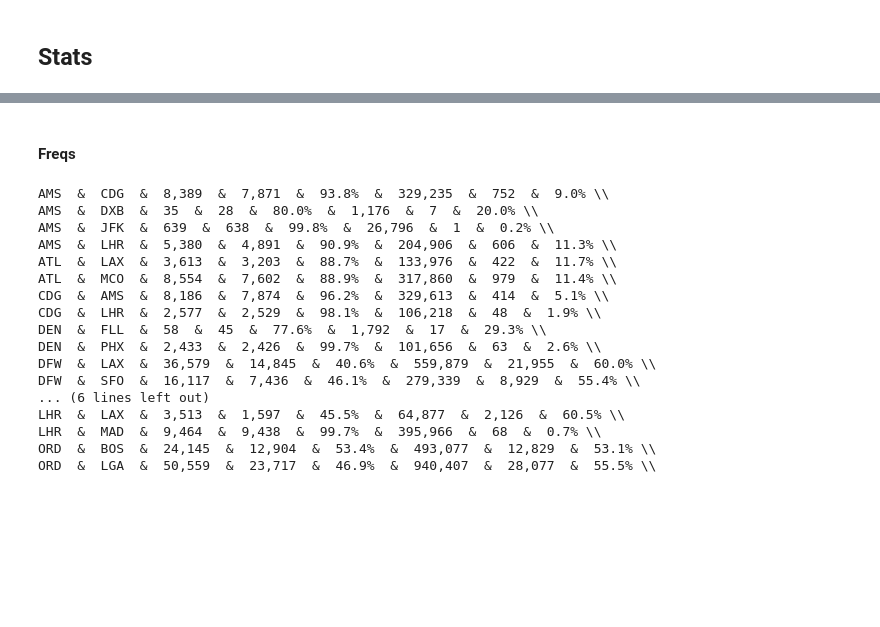
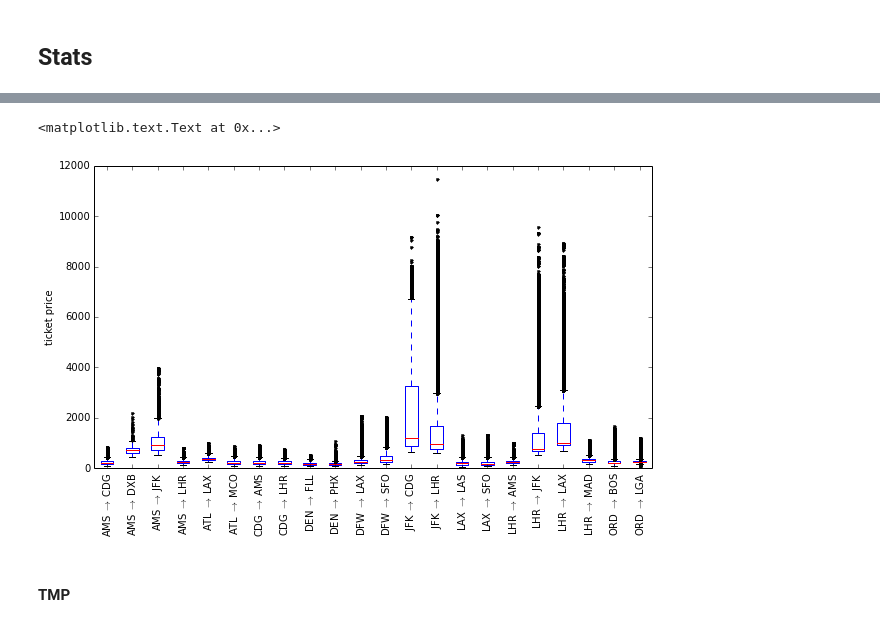
Before and after one commit to vankempen/Thesis, a Jupyter notebook: Simulation/Descriptive Statistics.ipynb, the cells around one changed output, grey strips where cells are left out. Cells and saved outputs as stored; diff of their text form; code cells hidden in the pictures; blank space fills up the shorter version.

```diff
--- a/Simulation/Descriptive Statistics.ipynb
+++ b/Simulation/Descriptive Statistics.ipynb
@@ -30,0 +304,24 @@ def get_ticketPrices(dataset, flyFrom, flyTo):
+# %%
+data = []
+labels = []
+
+for flyFrom in storage.keys():
+    for flyTo in storage[flyFrom].keys():
+        a = get_ticketPrices(storage, flyFrom, flyTo)[0]
+        a = a.append(get_ticketPrices(historical, flyFrom, flyTo)[0], ignore_index=True)
+        a = a.values.flatten()
+        a = a[np.logical_not(np.isnan(a))]
+        data.append(a/100)
+        labels.append(r'%s $\rightarrow$ %s' % (flyFrom, flyTo))
+# %%
+fig, ax1 = plt.subplots(figsize=(10,6))
+plt.subplots_adjust(hspace=.3, wspace=.5, bottom=.20)
+
+f = ax1.boxplot(data, sym='k.')
+xtickNames = plt.setp(ax1, xticklabels=labels)
+_ = plt.setp(xtickNames, rotation=90, fontsize=10)
+ax1.set_ylabel('ticket price')
+#plt.savefig('/home/patrick/Thesis/ThesisTemplate/figures/outlierAnalysis.png')
+# %% [output]
+<matplotlib.text.Text at 0x...>
+[figure, added]
@@ -31,47 +331,12 @@ def get_ticketPrices(dataset, flyFrom, flyTo):
 # %% [markdown]
-#### Freqs
+#### TMP
 # %%
-dset = historical
+ticketPrices = pd.DataFrame(dset['JFK']['CDG'][:,1:43], dtype=np.float64)
 
-for flyFrom in dset.keys():
-    for flyTo in dset[flyFrom].keys():
-        desc = { 'flyFrom': flyFrom, 'flyTo': flyTo }
-        ticketPrices = pd.DataFrame(dset[flyFrom][flyTo][:,1:43], dtype=np.float64)
-
-        desc['totalFlights'] = ticketPrices.shape[0]
-
-        # cleaning
-        ticketPrices[ticketPrices == 0] = np.nan
-        ticketPrices = ticketPrices.dropna(thresh=int(42*2/3))  # drop everythings that has less than 2/3 avilable data
-
-        desc['totalValidFlights'] = ticketPrices.shape[0]
-        desc['percValidFlights'] = (desc['totalValidFlights']/desc['totalFlights'])
-        desc['totalObservations'] =  ticketPrices.count().sum()
-        desc['totalSellout'] = desc['totalFlights'] - ticketPrices.icol(1).count()
-        desc['percSellout'] = (desc['totalSellout']/desc['totalFlights'])
-
-        #other stats
-        #ticketPrices = ticketPrices.ffill(axis=1)
-
-        print "{flyFrom}  &  {flyTo}  &  {totalFlights:,}  &  {totalValidFlights:,}  &  {percValidFlights:.1%}  &  {totalObservations:,}  &  {totalSellout:,}  &  {percSellout:.1%} \\\\".format(**desc)
+#cleaning
+ticketPrices[ticketPrices == 0] = np.nan
+ticketPrices = ticketPrices.dropna(thresh=int(42*2/3))  # drop everythings that has less than 2/3 avilable data
+ticketPrices = ticketPrices.ffill(axis=1)
-# %% [output]
-AMS  &  CDG  &  8,389  &  7,871  &  93.8%  &  329,235  &  752  &  9.0% \\
-AMS  &  DXB  &  35  &  28  &  80.0%  &  1,176  &  7  &  20.0% \\
-AMS  &  JFK  &  639  &  638  &  99.8%  &  26,796  &  1  &  0.2% \\
-AMS  &  LHR  &  5,380  &  4,891  &  90.9%  &  204,906  &  606  &  11.3% \\
-ATL  &  LAX  &  3,613  &  3,203  &  88.7%  &  133,976  &  422  &  11.7% \\
-ATL  &  MCO  &  8,554  &  7,602  &  88.9%  &  317,860  &  979  &  11.4% \\
-CDG  &  AMS  &  8,186  &  7,874  &  96.2%  &  329,613  &  414  &  5.1% \\
-CDG  &  LHR  &  2,577  &  2,529  &  98.1%  &  106,218  &  48  &  1.9% \\
-DEN  &  FLL  &  58  &  45  &  77.6%  &  1,792  &  17  &  29.3% \\
-DEN  &  PHX  &  2,433  &  2,426  &  99.7%  &  101,656  &  63  &  2.6% \\
-DFW  &  LAX  &  36,579  &  14,845  &  40.6%  &  559,879  &  21,955  &  60.0% \\
-DFW  &  SFO  &  16,117  &  7,436  &  46.1%  &  279,339  &  8,929  &  55.4% \\
-... (6 lines left out)
-LHR  &  LAX  &  3,513  &  1,597  &  45.5%  &  64,877  &  2,126  &  60.5% \\
-LHR  &  MAD  &  9,464  &  9,438  &  99.7%  &  395,966  &  68  &  0.7% \\
-ORD  &  BOS  &  24,145  &  12,904  &  53.4%  &  493,077  &  12,829  &  53.1% \\
-ORD  &  LGA  &  50,559  &  23,717  &  46.9%  &  940,407  &  28,077  &  55.5% \\
 # %%
 for flyFrom in storage.keys():
     for flyTo in storage[flyFrom].keys():
```
Also changed, not shown: parts of 16 cells of this notebook, 8 other files.
